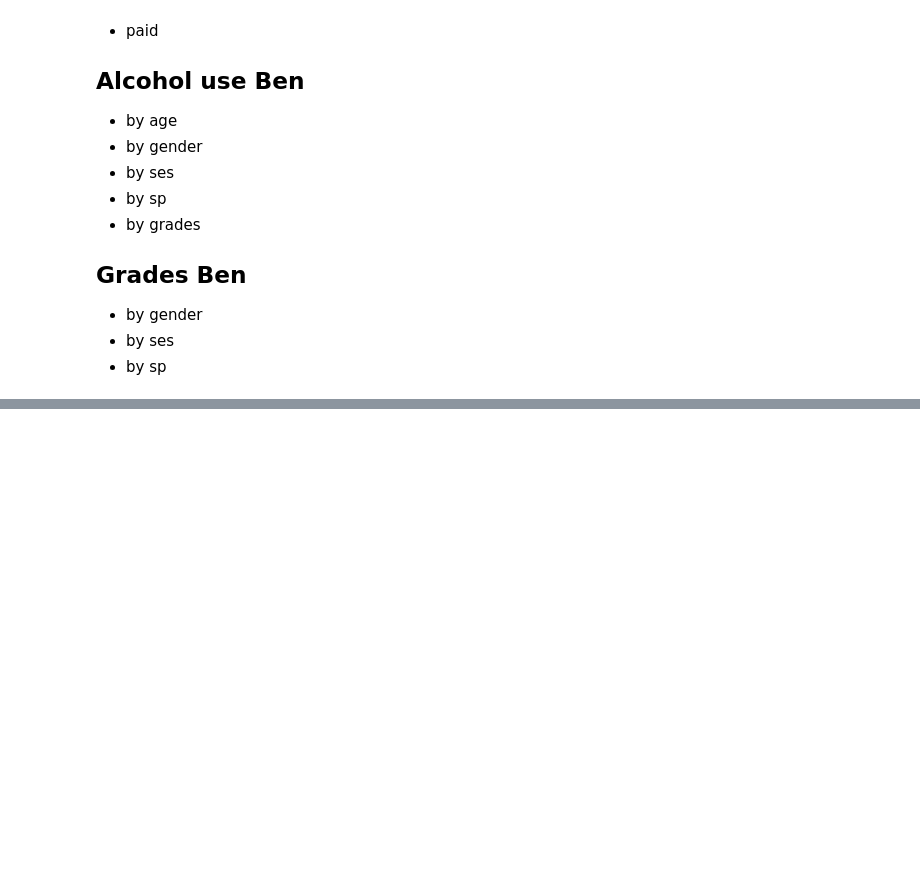
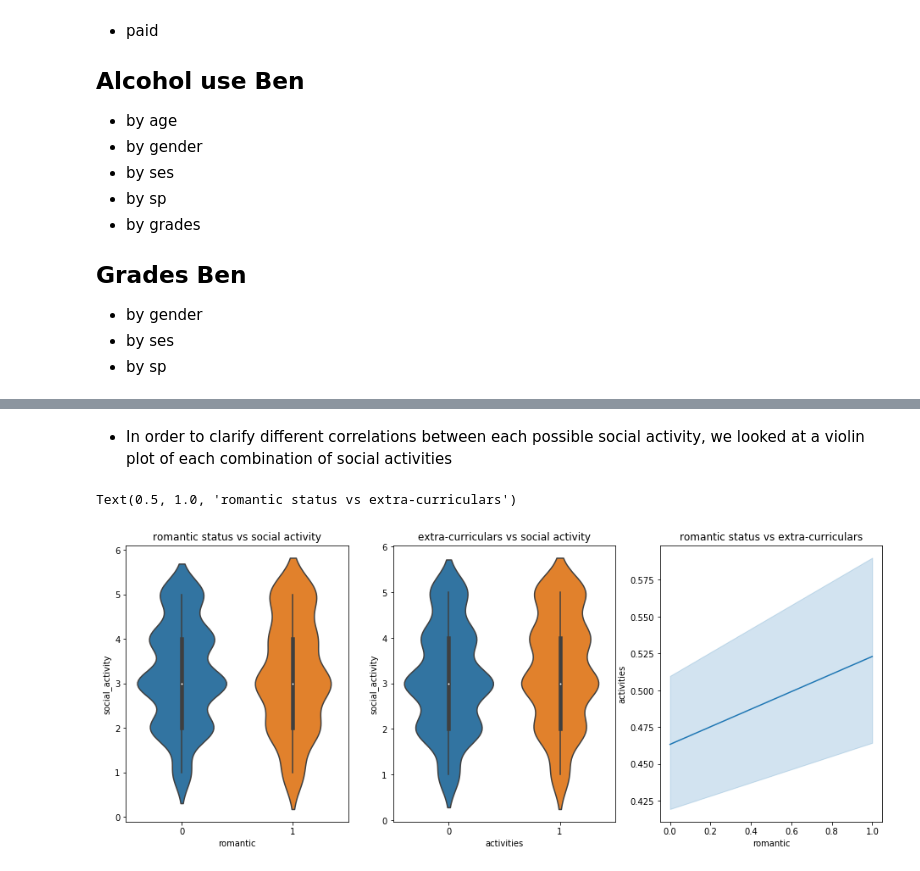
Before and after one commit to natanoliff/natanoliff.github.io, a Jupyter notebook: Alcohol_Consumption.ipynb, the cells around one changed output, grey strips where cells are left out. Cells and saved outputs as stored; diff of their text form; code cells hidden in the pictures; blank space fills up the shorter version.

```diff
--- a/Alcohol_Consumption.ipynb
+++ b/Alcohol_Consumption.ipynb
@@ -79,0 +75,10 @@ sns.countplot(x='activities', data=data)
+# %% [markdown]
+* In order to clarify different correlations between each possible social activity, we looked at a violin plot of each combination of social activities
+# %%
+fig, ax = plt.subplots(1,3, figsize=(16,6))
+sns.violinplot(x='romantic', y='social_activity', data=data, ax=ax[0]).set_title('romantic status vs social activity')
+sns.violinplot(x='activities', y= 'social_activity', data=data, ax=ax[1]).set_title('extra-curriculars vs social activity')
+sns.lineplot(x='romantic',y='activities', data=data, ax=ax[2]).set_title('romantic status vs extra-curriculars')
+# %% [output]
+Text(0.5, 1.0, 'romantic status vs extra-curriculars')
+[figure, added]
```
Also changed, not shown: parts of 14 cells of this notebook.
